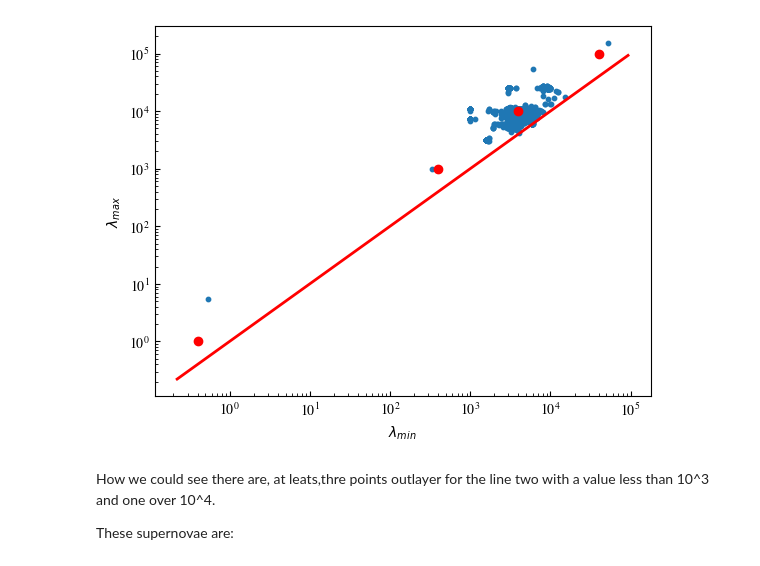
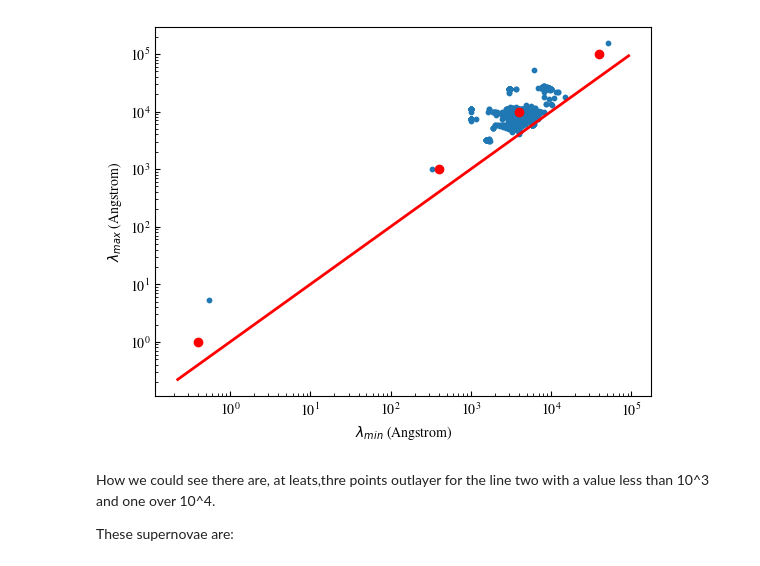
Before and after one commit to jurados/SNeMPhyVAE, a Jupyter notebook: ExploringSpectra.ipynb, the cells around one changed output. Cells and saved outputs as stored; diff of their text form; code cells hidden in the pictures.

```diff
--- a/ExploringSpectra.ipynb
+++ b/ExploringSpectra.ipynb
@@ -26,20 +56,20 @@ spectra_data     = pd.read_pickle('spectra_ALeRCE20240704_x_wisrep_20240622.pkl'
 # %%
 fig,ax =plt.subplots()
 ax.scatter(spectra_data.lambda_data_min,spectra_data.lambda_data_max,s=10)
 
 ax.set_yscale('log')
 ax.set_xscale('log')
 ax.scatter(400/1000, 1000/1000, c='r')
 ax.scatter(400, 1000, c='r')
 ax.scatter(4000, 10000, c='r')
 ax.scatter(40000, 100000, c='r')
 ax.plot(ax.get_xlim(),ax.get_xlim(),color='red')
-ax.set_xlabel(r'$\lambda_{min}$')
-ax.set_ylabel(r'$\lambda_{max}$')
+ax.set_xlabel(r'$\lambda_{min}$ (Angstrom)')
+ax.set_ylabel(r'$\lambda_{max}$ (Angstrom)')
 
 plt.show()
 # %% [output]
-[figure, old version]
+[figure, new version]
 # %% [markdown]
 How we could see there are, at leats,thre points outlayer for the line two with a value less than 10^3 and one over 10^4.
 
```
Also changed, not shown: parts of 10 cells of this notebook, 3 other files.
